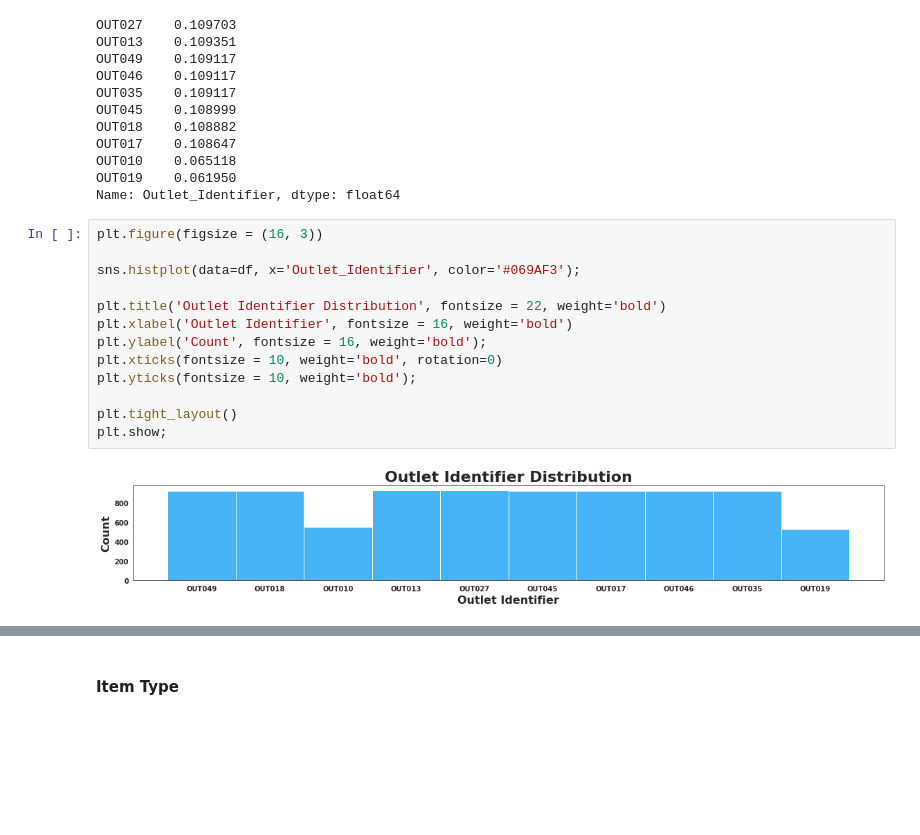
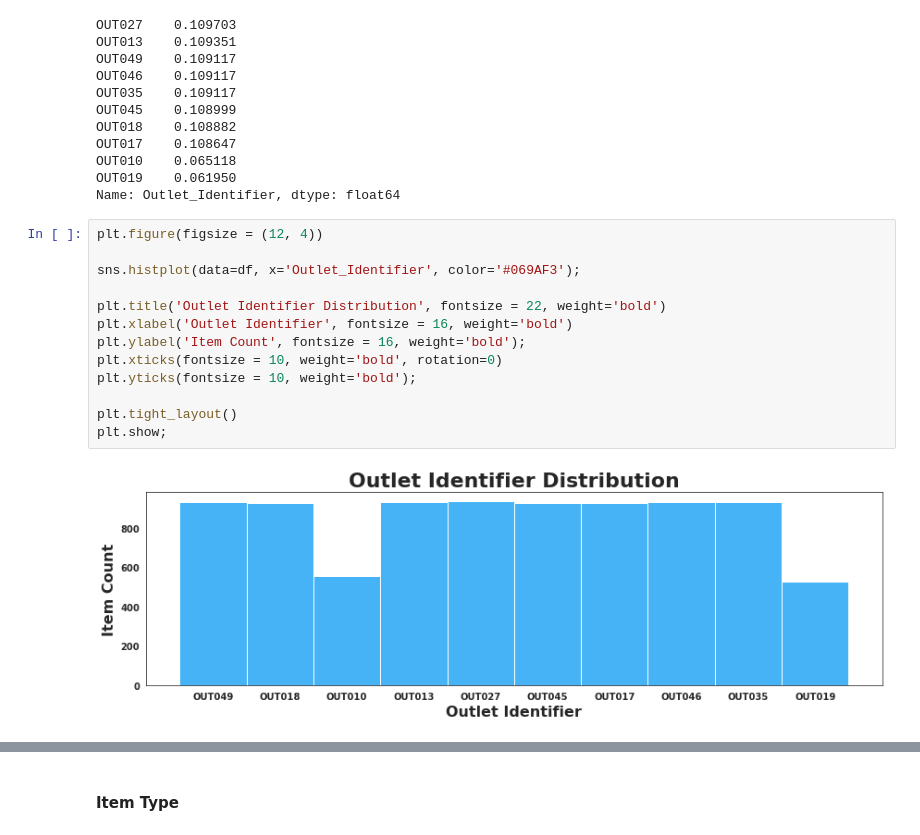
Before and after one commit to YBilodeau/Sales-Predictions, a Jupyter notebook: Sales_Prediction_Project.ipynb, the cells around one changed output, grey strips where cells are left out. Cells and saved outputs as stored; diff of their text form; blank space fills up the shorter version.

```diff
--- a/Sales_Prediction_Project.ipynb
+++ b/Sales_Prediction_Project.ipynb
@@ -801,17 +718,17 @@ OUT010    0.065118
 OUT019    0.061950
 Name: Outlet_Identifier, dtype: float64
 # %%
-plt.figure(figsize = (16, 3))
+plt.figure(figsize = (12, 4))
 
 sns.histplot(data=df, x='Outlet_Identifier', color='#069AF3');
 
 plt.title('Outlet Identifier Distribution', fontsize = 22, weight='bold')
 plt.xlabel('Outlet Identifier', fontsize = 16, weight='bold')
-plt.ylabel('Count', fontsize = 16, weight='bold');
+plt.ylabel('Item Count', fontsize = 16, weight='bold');
 plt.xticks(fontsize = 10, weight='bold', rotation=0)
 plt.yticks(fontsize = 10, weight='bold');
 
 plt.tight_layout()
 plt.show;
 # %% [output]
-[figure, old version]
+[figure, new version]
```
Also changed, not shown: parts of 120 cells of this notebook.
